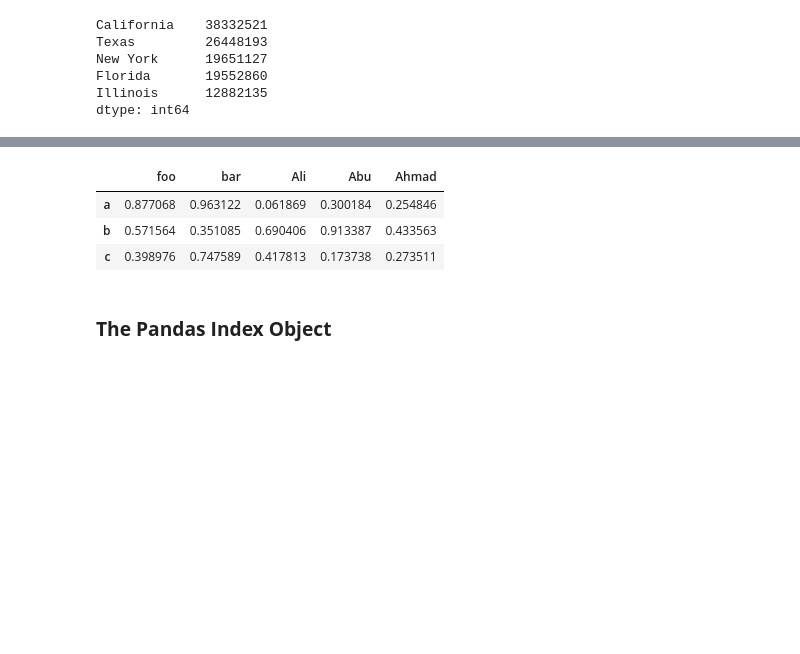
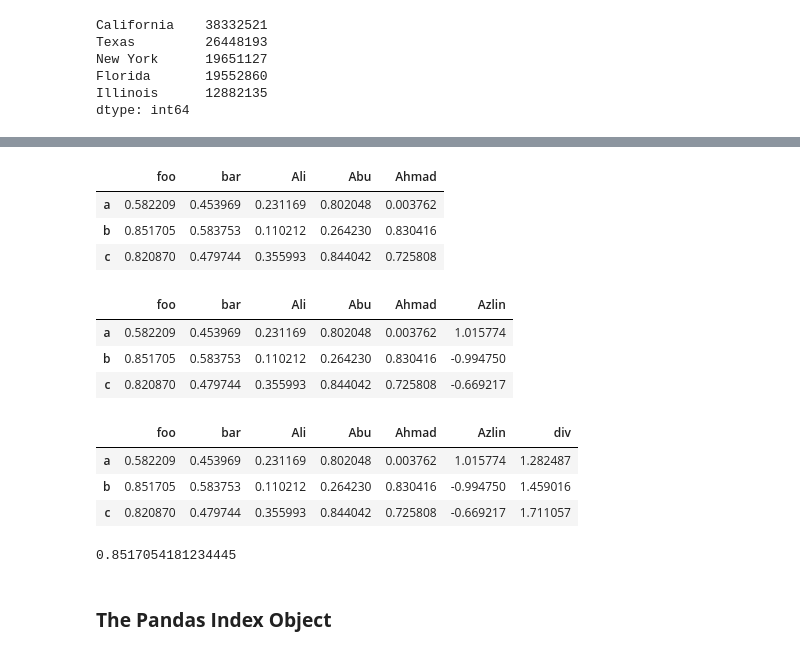
Before and after one commit to AzlinRusnan/STQD6014-Data-Science, a Jupyter notebook: Azlin_Week10_Pandas_20231224_WC.ipynb, the cells around one changed output, grey strips where cells are left out. Saved outputs shown, nothing was run; the diff lists cells and outputs as text; code cells hidden in the pictures; blank space fills up the shorter version.

```diff
--- a/Azlin_Week10_Pandas_20231224_WC.ipynb
+++ b/Azlin_Week10_Pandas_20231224_WC.ipynb
@@ -178,13 +264,44 @@ pd.DataFrame(np.random.rand(3, 2), # dimension of 3x2
 # %%
 # Challenge
 # Create a 3 x 5 data frame
+trial = pd.DataFrame(np.random.rand(3, 5), # dimension of 3x5
+             columns=['foo', 'bar','Ali','Abu','Ahmad'],
+             index=['a', 'b', 'c'])
+
+trial
 # %% [output]
 |  | foo | bar | Ali | Abu | Ahmad |
-| a | 0.877068 | 0.963122 | 0.061869 | 0.300184 | 0.254846 |
-| b | 0.571564 | 0.351085 | 0.690406 | 0.913387 | 0.433563 |
-| c | 0.398976 | 0.747589 | 0.417813 | 0.173738 | 0.273511 |
+| a | 0.582209 | 0.453969 | 0.231169 | 0.802048 | 0.003762 |
+| b | 0.851705 | 0.583753 | 0.110212 | 0.264230 | 0.830416 |
+| c | 0.820870 | 0.479744 | 0.355993 | 0.844042 | 0.725808 |
 # %%
 # Add column # 6 with standard normal data
+# IMPORTANT for final exam!
+
+trial['Azlin'] = np.random.standard_normal(3)
+trial
+# %% [output]
+|  | foo | bar | Ali | Abu | Ahmad | Azlin |
+| a | 0.582209 | 0.453969 | 0.231169 | 0.802048 | 0.003762 | 1.015774 |
+| b | 0.851705 | 0.583753 | 0.110212 | 0.264230 | 0.830416 | -0.994750 |
+| c | 0.820870 | 0.479744 | 0.355993 | 0.844042 | 0.725808 | -0.669217 |
+# %%
+# division
+trial['div'] = trial['foo']/trial['bar']
+trial
+# %% [output]
+|  | foo | bar | Ali | Abu | Ahmad | Azlin | div |
+| a | 0.582209 | 0.453969 | 0.231169 | 0.802048 | 0.003762 | 1.015774 | 1.282487 |
+| b | 0.851705 | 0.583753 | 0.110212 | 0.264230 | 0.830416 | -0.994750 | 1.459016 |
+| c | 0.820870 | 0.479744 | 0.355993 | 0.844042 | 0.725808 | -0.669217 | 1.711057 |
+# %%
+# find median for foo
+#trial['foo'].median()
+
+# find max
+trial['foo'].max()
+# %% [output]
+0.8517054181234445
 # %% [markdown]
 ### **The Pandas Index Object**
 # %%
```
Also changed, not shown: parts of 134 cells of this notebook.
